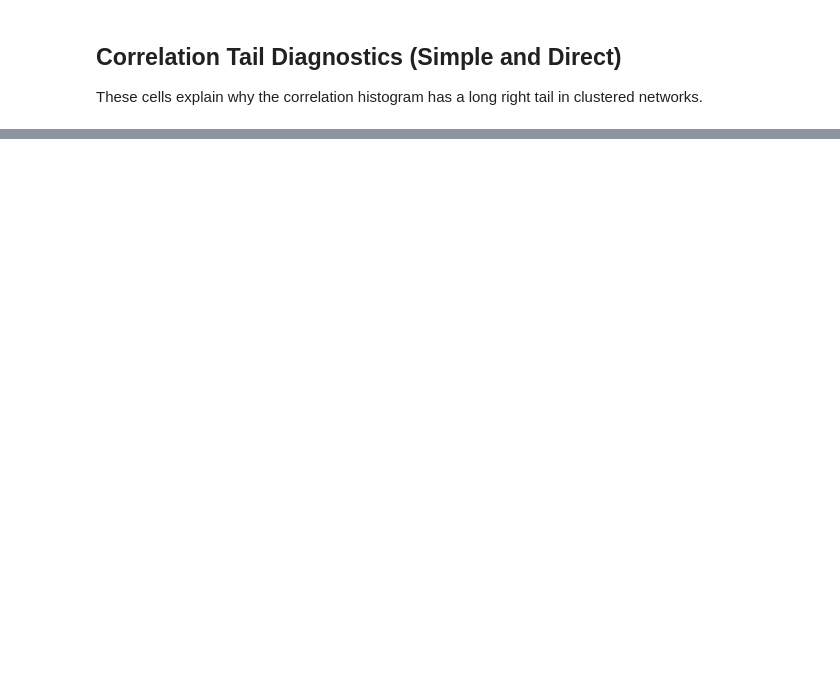
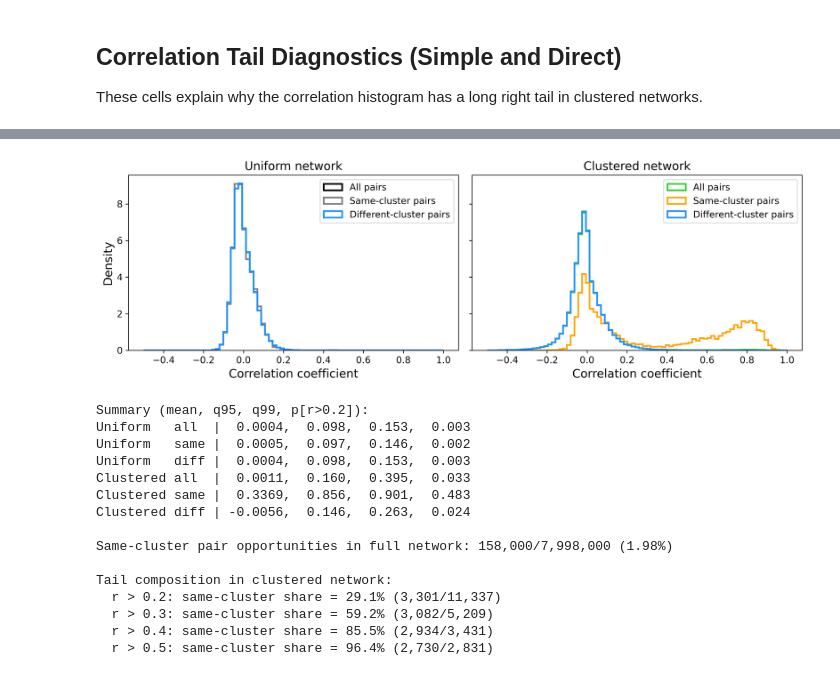
Before and after one commit to arjunpur/clustered-networks, a Jupyter notebook: base_model.ipynb, the cells around one changed output, grey strips where cells are left out. Drawn from its saved outputs; the diff is of its cells as text; code cells hidden in the pictures; blank space fills up the shorter version.

```diff
--- a/base_model.ipynb
+++ b/base_model.ipynb
@@ -2267,0 +290,19 @@ plt.show()
+# %%
+tail_subset_neurons = plot_correlation_tail(spike_data, subset_size=500, seed=0)
+# %% [output]
+[figure, added]
+Summary (mean, q95, q99, p[r>0.2]):
+Uniform   all  |  0.0004,  0.098,  0.153,  0.003
+Uniform   same |  0.0005,  0.097,  0.146,  0.002
+Uniform   diff |  0.0004,  0.098,  0.153,  0.003
+Clustered all  |  0.0011,  0.160,  0.395,  0.033
+Clustered same |  0.3369,  0.856,  0.901,  0.483
+Clustered diff | -0.0056,  0.146,  0.263,  0.024
+
+Same-cluster pair opportunities in full network: 158,000/7,998,000 (1.98%)
+
+Tail composition in clustered network:
+  r > 0.2: same-cluster share = 29.1% (3,301/11,337)
+  r > 0.3: same-cluster share = 59.2% (3,082/5,209)
+  r > 0.4: same-cluster share = 85.5% (2,934/3,431)
+  r > 0.5: same-cluster share = 96.4% (2,730/2,831)
```
Also changed, not shown: parts of 36 cells of this notebook, 28 other files.
